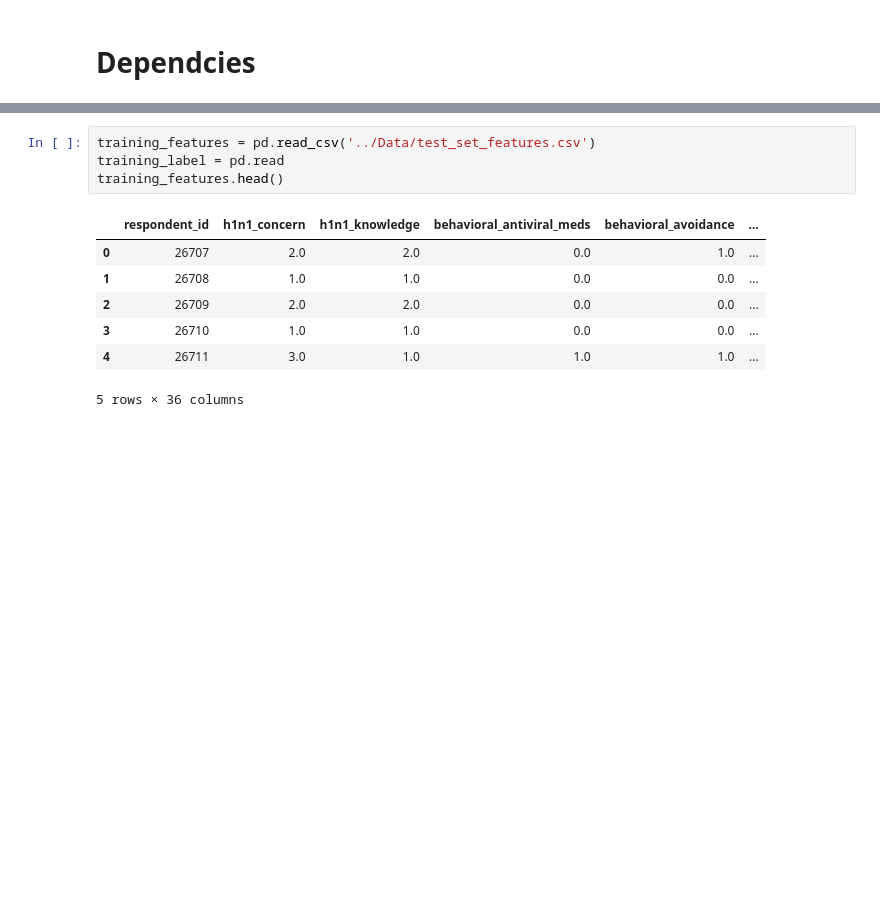
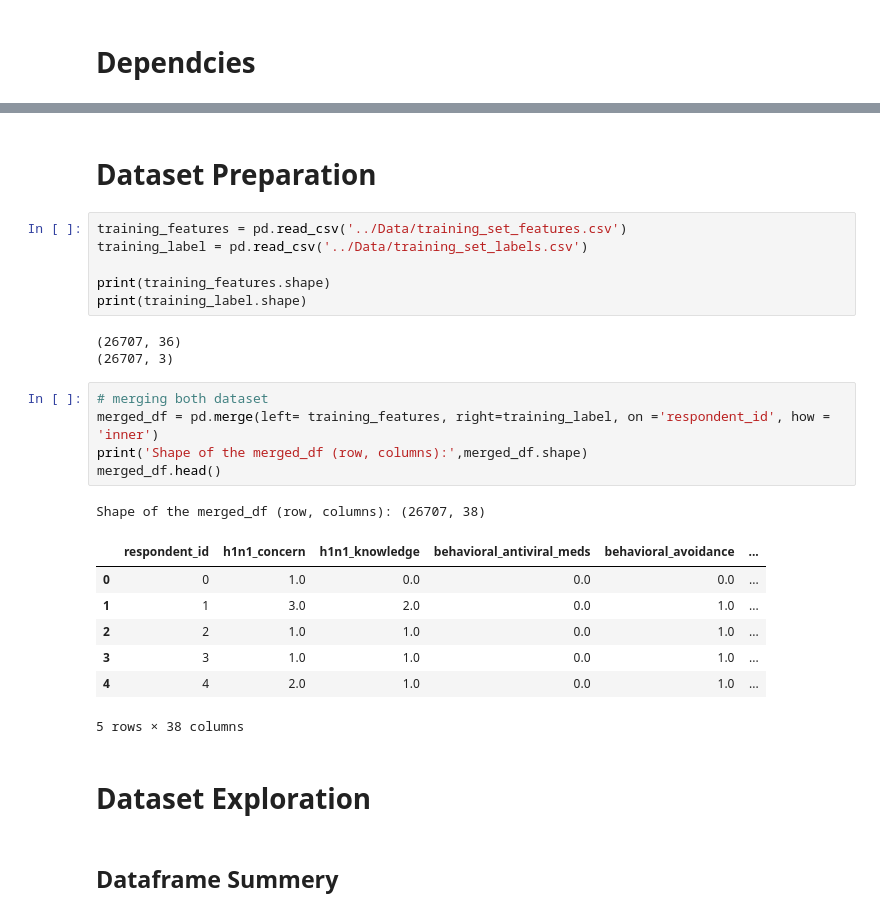
Before and after one commit to xahid007/Flu-Shot-Learning-Predict-H1N1-and-Seasonal-Flu-Vaccines, a Jupyter notebook: Notebooks/1_EDA.ipynb, the cells around one changed output, grey strips where cells are left out. Drawn from its saved outputs; the diff is of its cells as text; blank space fills up the shorter version.

```diff
--- a/Notebooks/1_EDA.ipynb
+++ b/Notebooks/1_EDA.ipynb
@@ -6,12 +14,29 @@ import numpy as np
+# %% [markdown]
+# Dataset Preparation
 # %%
-training_features = pd.read_csv('../Data/test_set_features.csv')
-training_label = pd.read
-training_features.head()
+training_features = pd.read_csv('../Data/training_set_features.csv')
+training_label = pd.read_csv('../Data/training_set_labels.csv')
+
+print(training_features.shape)
+print(training_label.shape)
 # %% [output]
-|  | respondent_id | h1n1_concern | h1n1_knowledge | behavioral_antiviral_meds | behavioral_avoidance | ... |
-| 0 | 26707 | 2.0 | 2.0 | 0.0 | 1.0 | ... |
-| 1 | 26708 | 1.0 | 1.0 | 0.0 | 0.0 | ... |
-| 2 | 26709 | 2.0 | 2.0 | 0.0 | 0.0 | ... |
-| 3 | 26710 | 1.0 | 1.0 | 0.0 | 0.0 | ... |
-| 4 | 26711 | 3.0 | 1.0 | 1.0 | 1.0 | ... |
-5 rows × 36 columns
+(26707, 36)
+(26707, 3)
+# %%
+# merging both dataset
+merged_df = pd.merge(left= training_features, right=training_label, on ='respondent_id', how = 'inner')
+print('Shape of the merged_df (row, columns):',merged_df.shape)
+merged_df.head()
+# %% [output]
+Shape of the merged_df (row, columns): (26707, 38)
+|  | respondent_id | h1n1_concern | h1n1_knowledge | behavioral_antiviral_meds | behavioral_avoidance | ... |
+| 0 | 0 | 1.0 | 0.0 | 0.0 | 0.0 | ... |
+| 1 | 1 | 3.0 | 2.0 | 0.0 | 1.0 | ... |
+| 2 | 2 | 1.0 | 1.0 | 0.0 | 1.0 | ... |
+| 3 | 3 | 1.0 | 1.0 | 0.0 | 1.0 | ... |
+| 4 | 4 | 2.0 | 1.0 | 0.0 | 1.0 | ... |
+5 rows × 38 columns
+# %% [markdown]
+# Dataset Exploration
+# %% [markdown]
+## Dataframe Summery
```
Also changed, not shown: parts of 10 cells of this notebook, 2 other files.
